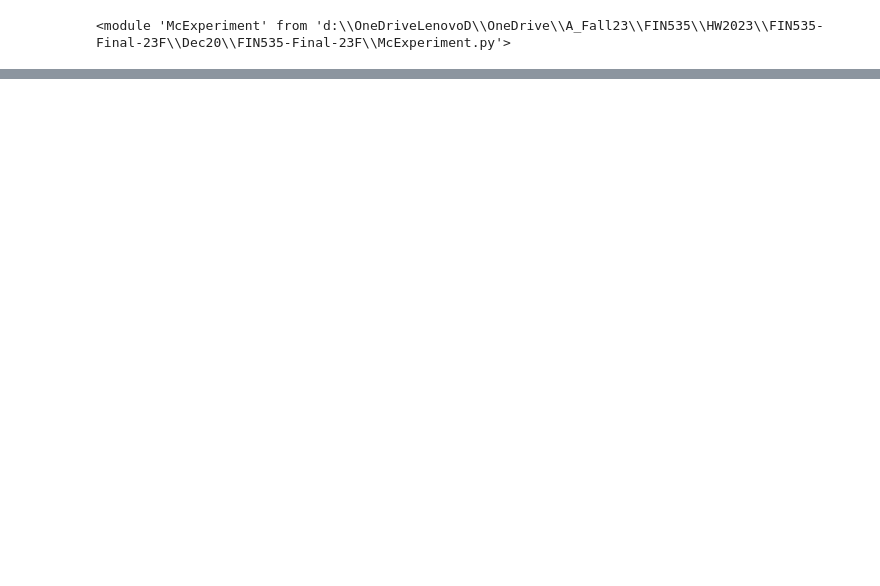
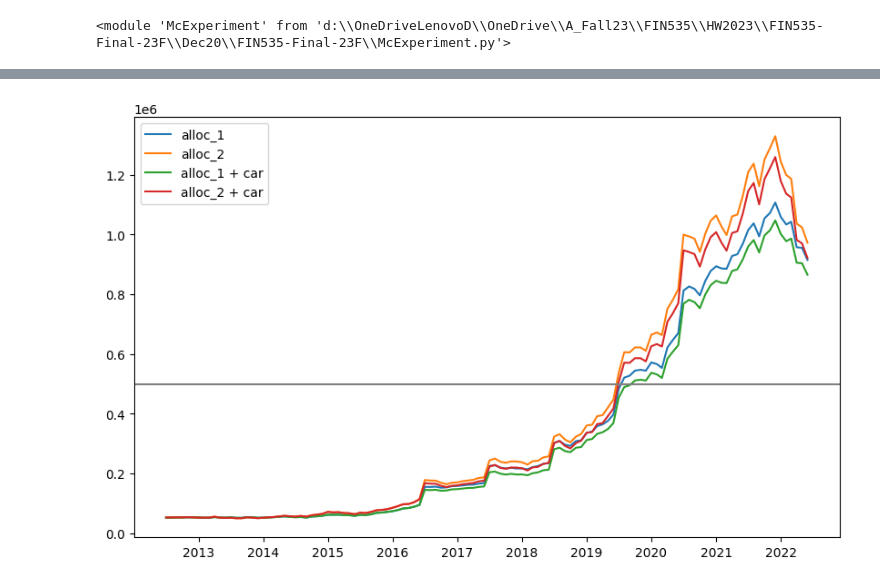
Before and after one commit to fxn-thu/FIN535-Final-23F, a Jupyter notebook: demo.ipynb, the cells around one changed output, grey strips where cells are left out. Saved outputs shown, nothing was run; the diff lists cells and outputs as text; code cells hidden in the pictures; blank space fills up the shorter version.

```diff
--- a/demo.ipynb
+++ b/demo.ipynb
@@ -43,0 +56,33 @@ Summary_table.round(2)
+# %%
+# Get the historical Capital plot - data from the last 10 years
+subdf = data.iloc[-120:,:]
+alloc_ratio = pd.DataFrame(np.array([[0.6, 0.45, 0.3, 0.7, -0.05], [0.65,0.9,0.45,0.7,-0.55]]),\
+    columns = ['x1','x2','x3','x4','x5'], index = ['alloc_1','alloc_2'])
+
+
+paths = []
+for i in range(2):
+    ratio = (alloc_ratio.iloc[i,:]).to_list()
+    paths.append(MC_generate(subdf, CAP, SAVE, g, ratio))
+# %%
+paths_car = []
+for i in range(2):
+    ratio = (alloc_ratio.iloc[i,:]).to_list()
+    paths_car.append(MC_generate_car(subdf, CAP, SAVE, g, ratio))
+# %%
+df1 = pd.concat(paths,axis=1).iloc[:,np.r_[2,6]]
+df1.columns = ['alloc_1','alloc_2']
+df2 = pd.concat(paths_car,axis=1).iloc[:,np.r_[2,6]]
+df2.columns = ['alloc_1','alloc_2']
+# %%
+rst = pd.concat([df1,df2],axis=1)
+rst.columns = ['alloc_1','alloc_2','alloc_1 + car','alloc_2 + car']
+# %%
+plt.figure(figsize=(10, 6))
+plt.plot(rst)
+plt.axhline(y=500000, color='grey', linestyle='-')
+plt.legend(['alloc_1','alloc_2','alloc_1 + car','alloc_2 + car'])
+plt.savefig('figures/alloc_all_realtime_capitalplot_all.png',bbox_inches='tight')
+plt.show()
+# %% [output]
+[figure, added]
```
Also changed, not shown: parts of 4 cells of this notebook, 24 other files.
